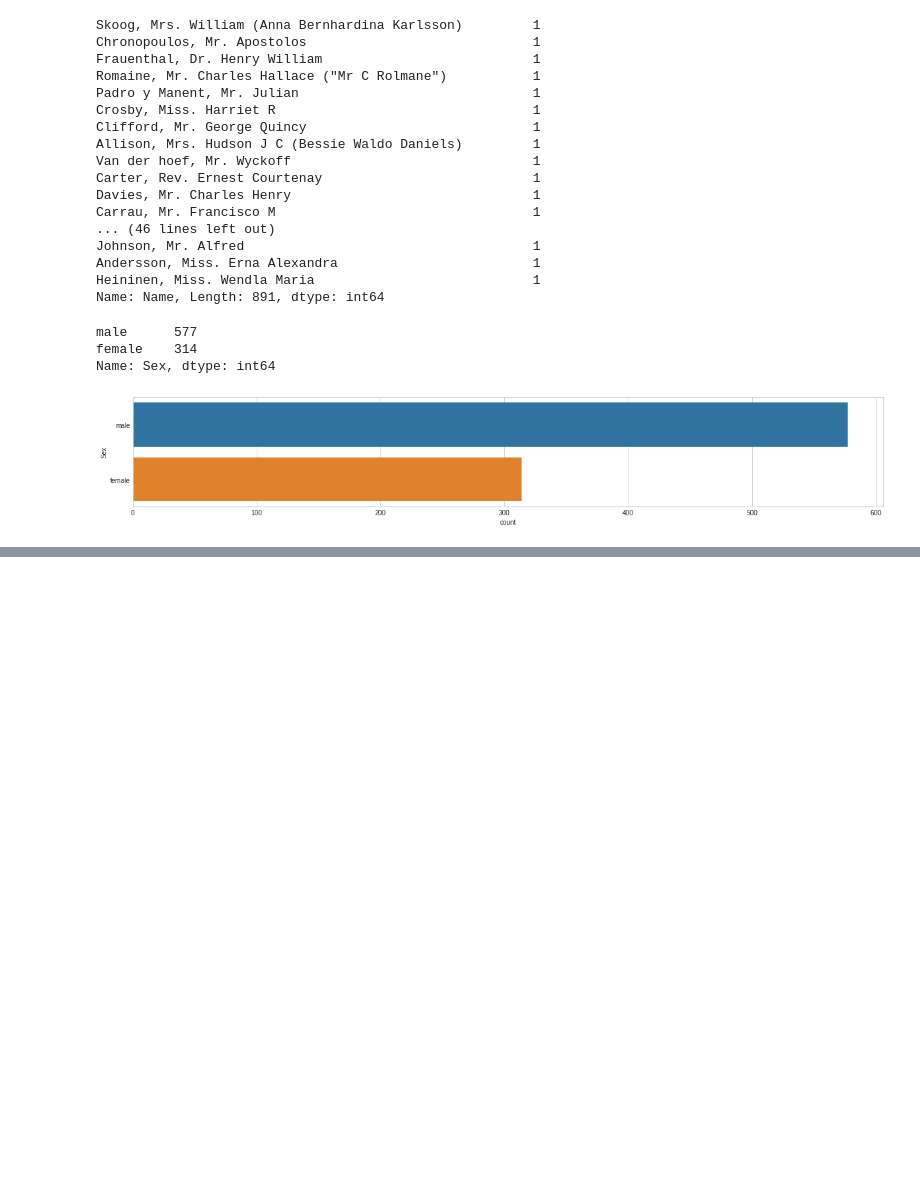
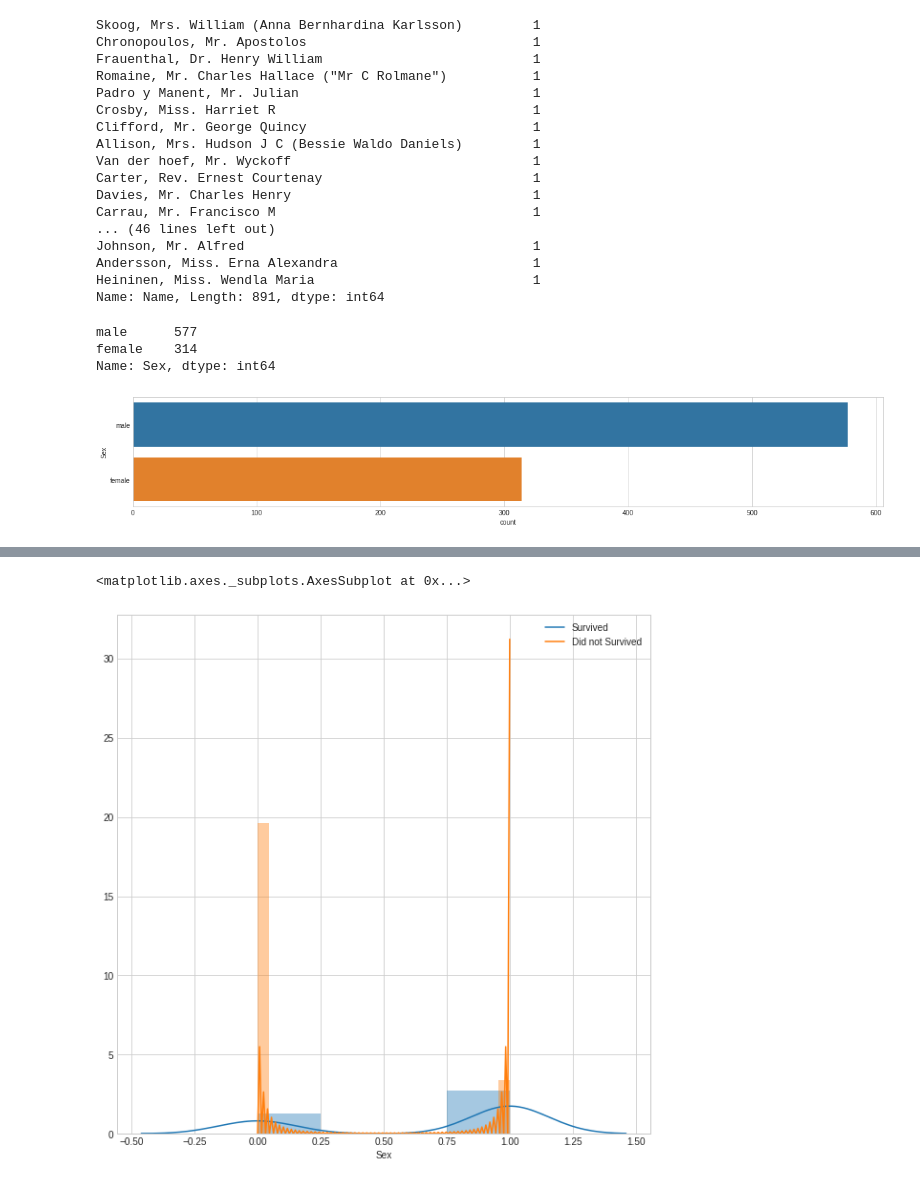
Before and after one commit to shubham-singh-ss/Titanic-ML, a Jupyter notebook: Titanic survivers.ipynb, the cells around one changed output, grey strips where cells are left out. Cells and saved outputs as stored; diff of their text form; code cells hidden in the pictures; blank space fills up the shorter version.

```diff
--- a/Titanic survivers.ipynb
+++ b/Titanic survivers.ipynb
@@ -262,0 +271,7 @@ df_con['Sex'] = train['Sex']
+# %%
+plt.figure(figsize = (10,10))
+sns.distplot(df_bin.loc[df_bin['Survived'] == 1]['Sex'], kde_kws = {'label' : 'Survived'})
+sns.distplot(df_bin.loc[df_bin['Survived'] == 0]['Sex'], kde_kws = {'label' : 'Did not Survived'})
+# %% [output]
+<matplotlib.axes._subplots.AxesSubplot at 0x...>
+[figure, added]
```
Also changed, not shown: parts of 3 cells of this notebook.
